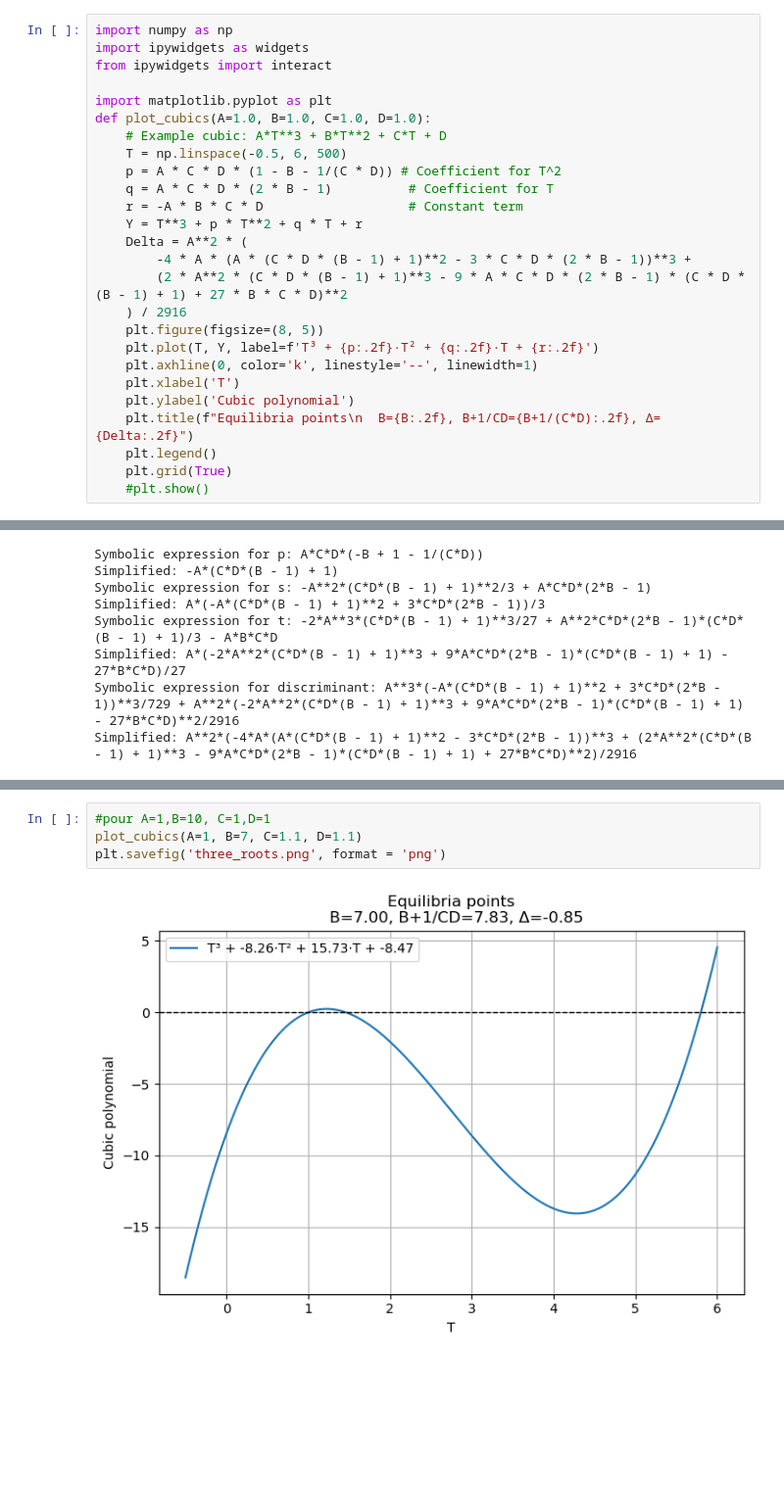
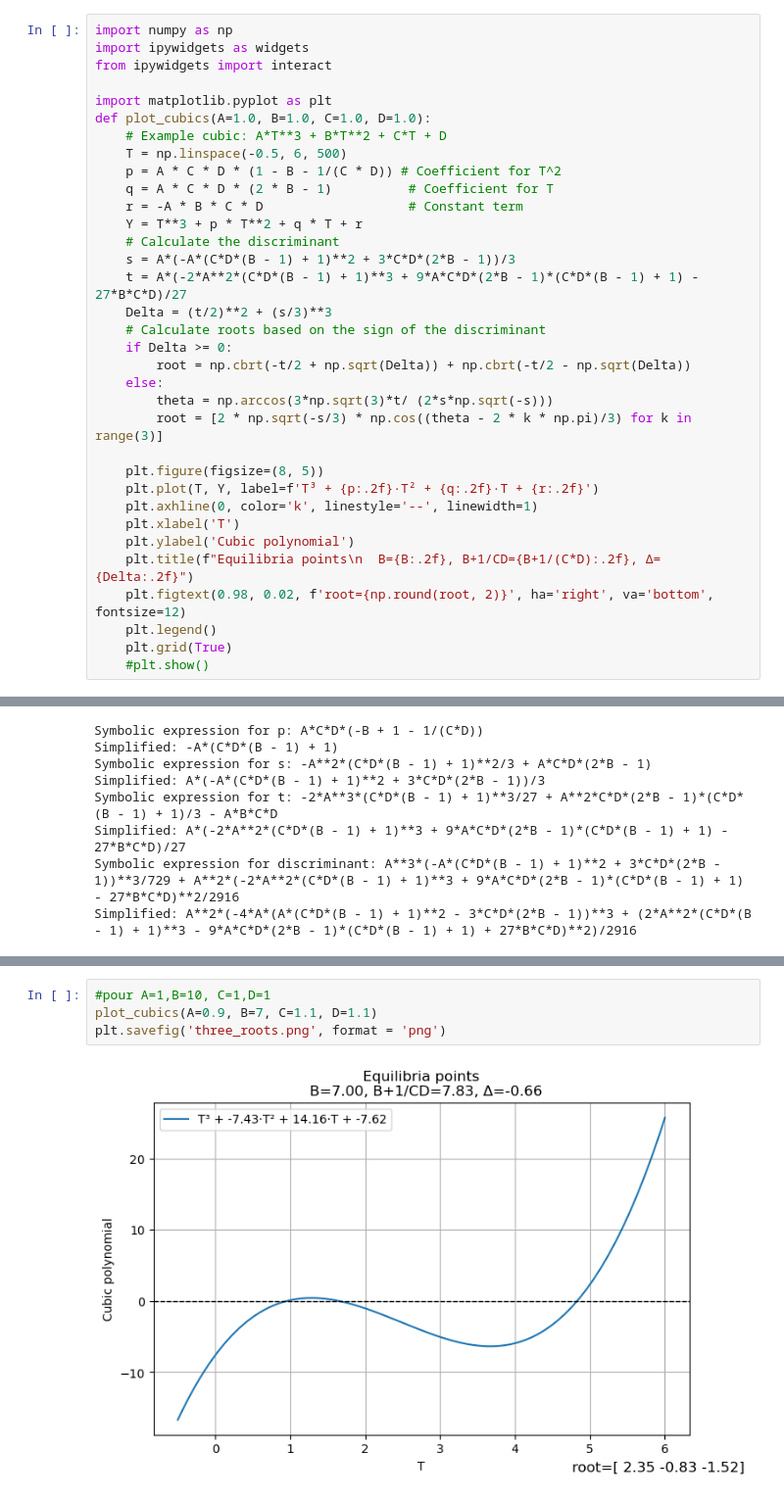
Before and after one commit to azerad/immunomath, a Jupyter notebook: model_arthritis_olivier.ipynb, the cells around one changed output, grey strips where cells are left out. Shown at 98% size. Saved outputs shown, nothing was run; the diff lists cells and outputs as text; blank space fills up the shorter version.

Commit message:
3 roots  formula wrong

```diff
--- a/model_arthritis_olivier.ipynb
+++ b/model_arthritis_olivier.ipynb
@@ -323,16 +323,24 @@ def plot_cubics(A=1.0, B=1.0, C=1.0, D=1.0):
     q = A * C * D * (2 * B - 1)          # Coefficient for T
     r = -A * B * C * D                   # Constant term
     Y = T**3 + p * T**2 + q * T + r
-    Delta = A**2 * (
-        -4 * A * (A * (C * D * (B - 1) + 1)**2 - 3 * C * D * (2 * B - 1))**3 +
-        (2 * A**2 * (C * D * (B - 1) + 1)**3 - 9 * A * C * D * (2 * B - 1) * (C * D * (B - 1) + 1) + 27 * B * C * D)**2
-    ) / 2916
+    # Calculate the discriminant
+    s = A*(-A*(C*D*(B - 1) + 1)**2 + 3*C*D*(2*B - 1))/3
+    t = A*(-2*A**2*(C*D*(B - 1) + 1)**3 + 9*A*C*D*(2*B - 1)*(C*D*(B - 1) + 1) - 27*B*C*D)/27
+    Delta = (t/2)**2 + (s/3)**3
+    # Calculate roots based on the sign of the discriminant
+    if Delta >= 0:
+        root = np.cbrt(-t/2 + np.sqrt(Delta)) + np.cbrt(-t/2 - np.sqrt(Delta))
+    else:
+        theta = np.arccos(3*np.sqrt(3)*t/ (2*s*np.sqrt(-s)))
+        root = [2 * np.sqrt(-s/3) * np.cos((theta - 2 * k * np.pi)/3) for k in range(3)]
+
     plt.figure(figsize=(8, 5))
     plt.plot(T, Y, label=f'T³ + {p:.2f}·T² + {q:.2f}·T + {r:.2f}')
     plt.axhline(0, color='k', linestyle='--', linewidth=1)
     plt.xlabel('T')
     plt.ylabel('Cubic polynomial')
     plt.title(f"Equilibria points\n  B={B:.2f}, B+1/CD={B+1/(C*D):.2f}, Δ={Delta:.2f}")
+    plt.figtext(0.98, 0.02, f'root={np.round(root, 2)}', ha='right', va='bottom', fontsize=12)
     plt.legend()
     plt.grid(True)
     #plt.show()
@@ -443,7 +451,7 @@ interactive(children=(FloatSlider(value=1.0, description='A', max=5.0, min=0.1),
 <function __main__.plot_Delta(A_val=1.0, B_val=1.0, C_val=1.0, D_val=1.0)>
 # %%
 #pour A=1,B=10, C=1,D=1
-plot_cubics(A=1, B=7, C=1.1, D=1.1)
+plot_cubics(A=0.9, B=7, C=1.1, D=1.1)
 plt.savefig('three_roots.png', format = 'png')
 # %% [output]
-[figure, old version]
+[figure, new version]
```
Also changed, not shown: parts of 5 cells of this notebook, 7 other files.
